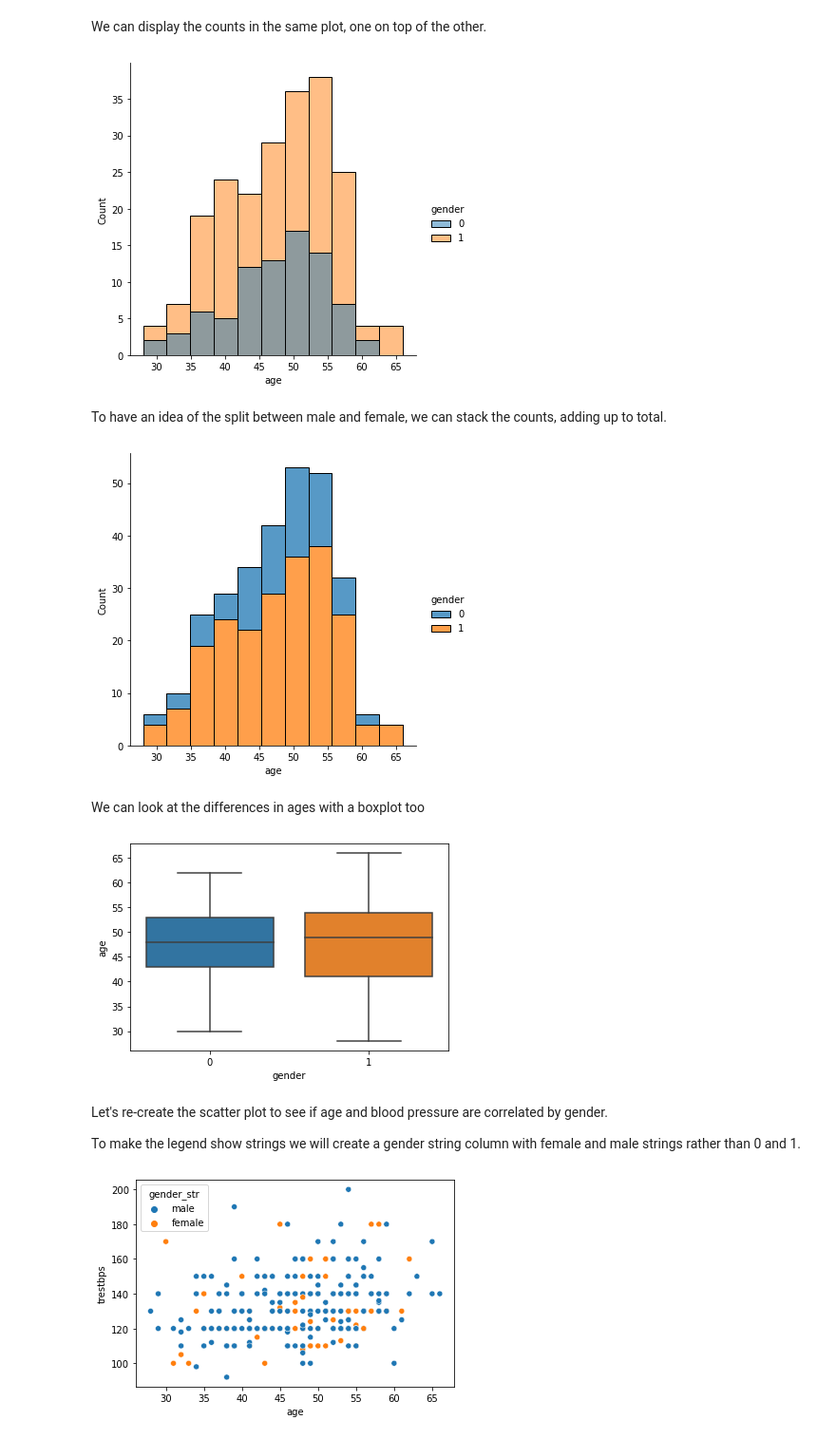
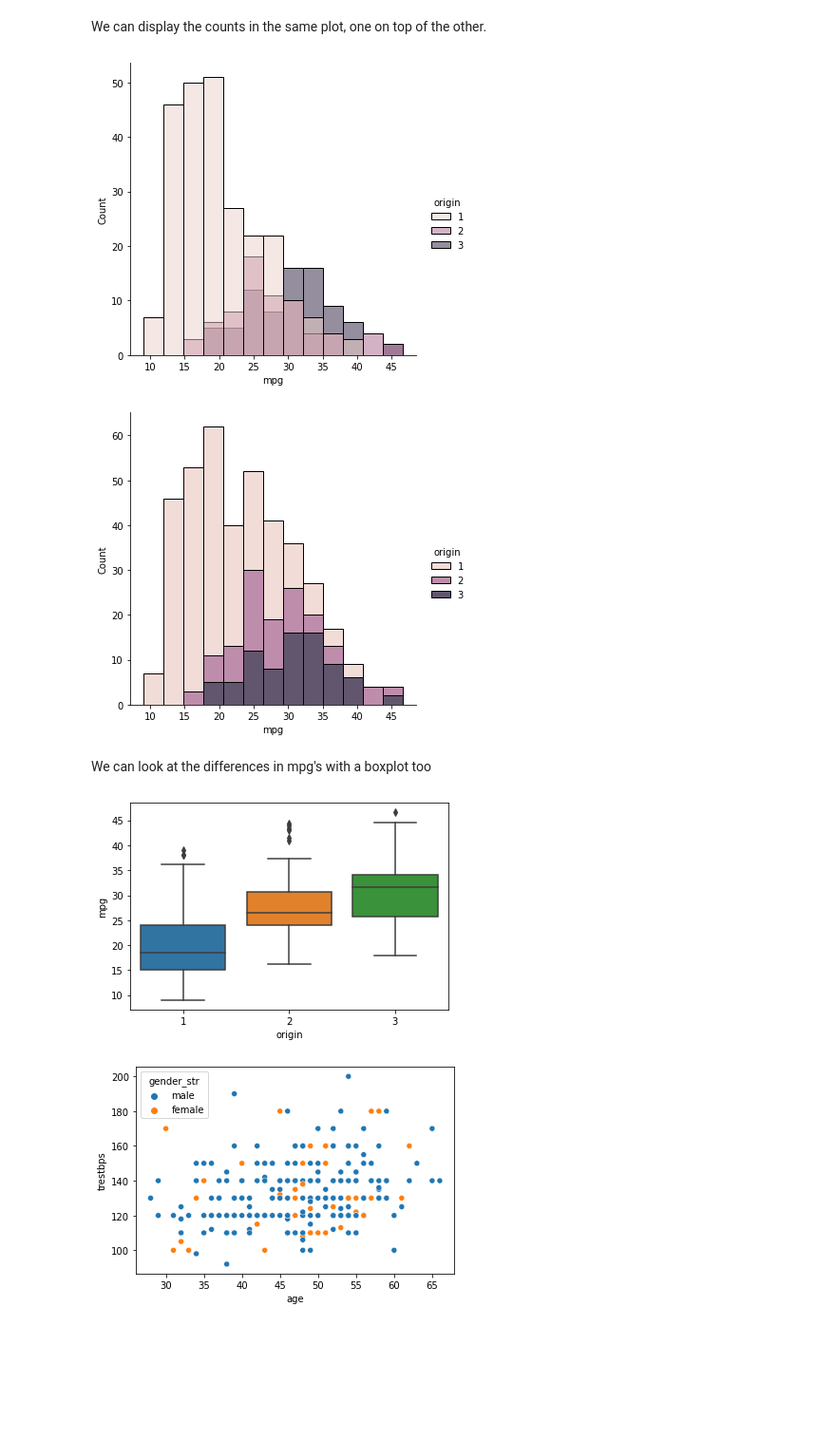
Before and after one commit to ENSF611/lab0-data-and-visualization-review-rbawah, a Jupyter notebook: lab0-visualization-auto_mpg.ipynb, the cells around one changed output. Shown at 95% size. Saved outputs shown, nothing was run; the diff lists cells and outputs as text; code cells hidden in the pictures; blank space fills up the shorter version.

```diff
--- a/lab0-visualization-auto_mpg.ipynb
+++ b/lab0-visualization-auto_mpg.ipynb
@@ -71,7 +66,7 @@ operable program or batch file.
 ## Plotting with pandas
 # %%
 col_names = ['mpg', 'cylinders', 'displacement', 'horsepower', 'weight', 'acceleration', 'model year', 'origin', 'car name']
-data = pd.read_fwf("auto-mpg.data", header=None, names = col_names)
+data = pd.read_fwf("auto-mpg.data", header=None, names = col_names, na_values='?')
 # %% [markdown]
 Plotting all columns, works, but does not provide a lot of insight.
 # %%
@@ -161,22 +150,16 @@ sns.displot(x='age', col='gender', data=data);
 We can display the counts in the same plot, one on top of the other.
 # %%
 # Use gender to color (hue) in the same plot
-sns.displot(x='age', hue='gender', data=data);
+sns.displot(x='mpg', hue='origin', data=data);
 # %% [output]
-[figure, old version]
+[figure, new version]
-# %% [markdown]
-To have an idea of the split between male and female, we can stack the counts, adding up to total.
 # %%
-sns.displot(x='age', hue='gender', data=data, multiple='stack');
+sns.displot(x='mpg', hue='origin', data=data, multiple='stack');
 # %% [output]
-[figure, old version]
+[figure, new version]
 # %% [markdown]
-We can look at the differences in ages with a boxplot too
+We can look at the differences in mpg's with a boxplot too
 # %%
-sns.boxplot(x='gender', y='age', data=data);
+sns.boxplot(x='origin', y='mpg', data=data);
 # %% [output]
-[figure, old version]
+[figure, new version]
-# %% [markdown]
-Let's re-create the scatter plot to see if age and blood pressure are correlated by gender.
-
-To make the legend show strings we will create a gender string column with female and male strings rather than 0 and 1.
```
Also changed, not shown: parts of 18 cells of this notebook.
